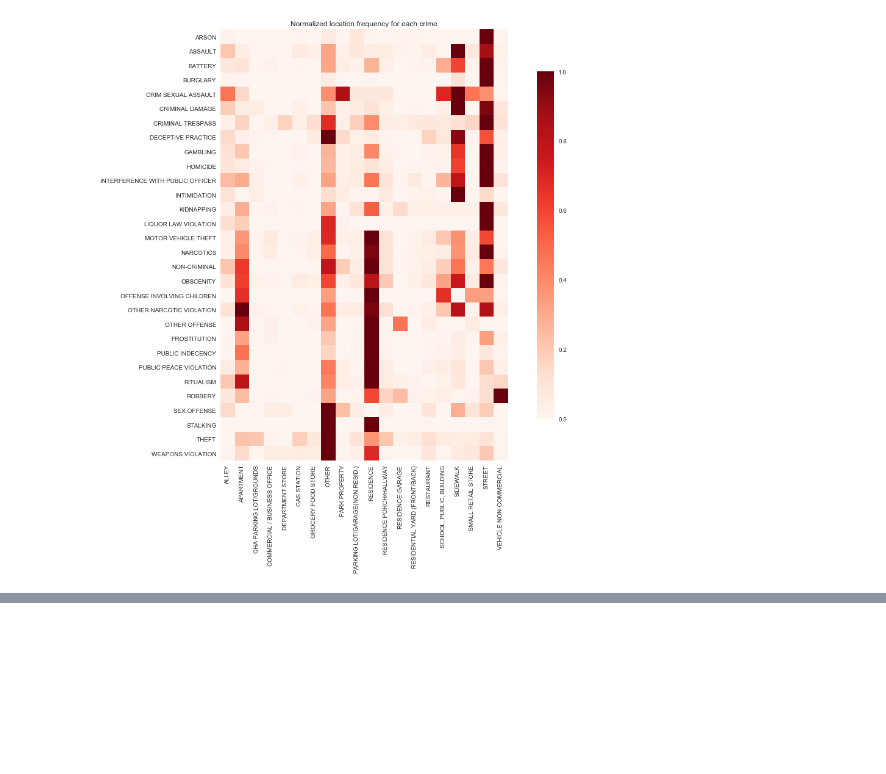
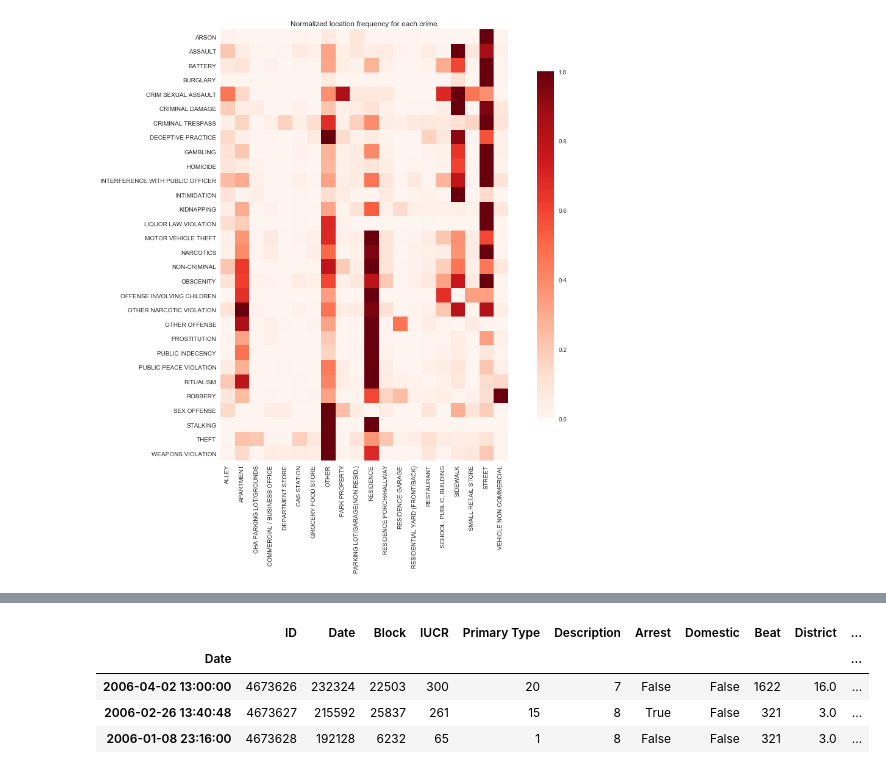
Before and after one commit to sbailey6/ML_Project, a Jupyter notebook: Crimes in Chicago.ipynb, the cells around one changed output, grey strips where cells are left out. Cells and saved outputs as stored; diff of their text form; code cells hidden in the pictures; blank space fills up the shorter version.

```diff
--- a/Crimes in Chicago.ipynb
+++ b/Crimes in Chicago.ipynb
@@ -27,6 +27,11 @@ b'Skipping line 1149094: expected 23 fields, saw 41\n'
 
 train.drop_duplicates(subset=['ID', 'Case Number'], inplace=True)
 test.drop_duplicates(subset=['ID', 'Case Number'], inplace=True)
+
+#we want to ensure that test has no data entries
+#that are found in train. found how to do this here:
+#https://stackoverflow.com/questions/37313691/how-to-remove-a-pandas-dataframe-from-another-dataframe
+pd.concat([test, train, train]).drop_duplicates(keep=False)
 
 train.drop(['Unnamed: 0', 'Case Number', 'Updated On', 'FBI Code', 'Ward','Community Area', 'Latitude', 'Longitude', 'Location'], inplace=True, axis=1)
 test.drop(['Unnamed: 0', 'Case Number', 'Updated On', 'FBI Code', 'Ward','Community Area', 'Latitude', 'Longitude', 'Location'], inplace=True, axis=1)
@@ -50,6 +55,8 @@ train.loc[train['Description'].isin(desc_to_change) , train.columns=='Descriptio
 train['Primary Type']         = pd.Categorical(train['Primary Type'])
 train['Location Description'] = pd.Categorical(train['Location Description'])
 train['Description']          = pd.Categorical(train['Description'])
+train['Block'] = pd.Categorical(train['Block'])
+train['IUCR'] = pd.Categorical(train['IUCR'])
 # %%
 #do some unsupervised learning and try to cluster the data
 #we will print out the results with heat maps
@@ -128,0 +146,47 @@ plt.show()
+# %%
+#we are going to predict where future crimes will occur, based off a
+#neural network
+#the heat map showed us that we should be able to narrow a crime
+#down to top three most likely locations.
+
+#data preprocessing, we want to normalize it
+from sklearn.preprocessing import LabelEncoder
+lb_make = LabelEncoder()
+
+x_train = train.drop('Location Description', axis = 1)
+y_train = train['Location Description']
+
+x_train['Date'] = lb_make.fit_transform(x_train['Date'])
+x_train['Block'] = lb_make.fit_transform(x_train['Block'])
+x_train['IUCR'] = lb_make.fit_transform(x_train['IUCR'])
+x_train['Primary Type'] = lb_make.fit_transform(x_train['Primary Type'])
+x_train['Description'] = lb_make.fit_transform(x_train['Description'])
+
+x_test = test.drop('Location Description', axis = 1)
+y_test = test['Location Description']
+
+x_test['Date'] = lb_make.fit_transform(x_test['Date'])
+x_test['Block'] = lb_make.fit_transform(x_test['Block'])
+x_test['IUCR'] = lb_make.fit_transform(x_test['IUCR'])
+x_test['Primary Type'] = lb_make.fit_transform(x_test['Primary Type'])
+x_test['Description'] = lb_make.fit_transform(x_test['Description'])
+
+x_train.head(3)
+
+# from sklearn.preprocessing import StandardScaler
+# scaler = StandardScaler()
+
+# #fit only to the training data
+# scaler.fit(x_train)
+
+# StandardScaler(copy = True, with_mean= True, with_std=True)
+
+# #now we normalize the data, according to the training tendencies
+# x_train = scaler.transform(x_train)
+# x_test = scaler.transform(x_test)
+# %% [output]
+|  | ID | Date | Block | IUCR | Primary Type | Description | Arrest | Domestic | Beat | District | ... |
+| Date |  |  |  |  |  |  |  |  |  |  | ... |
+| 2006-04-02 13:00:00 | 4673626 | 232324 | 22503 | 300 | 20 | 7 | False | False | 1622 | 16.0 | ... |
+| 2006-02-26 13:40:48 | 4673627 | 215592 | 25837 | 261 | 15 | 8 | True | False | 321 | 3.0 | ... |
+| 2006-01-08 23:16:00 | 4673628 | 192128 | 6232 | 65 | 1 | 8 | False | False | 321 | 3.0 | ... |
```
Also changed, not shown: parts of 5 cells of this notebook.
